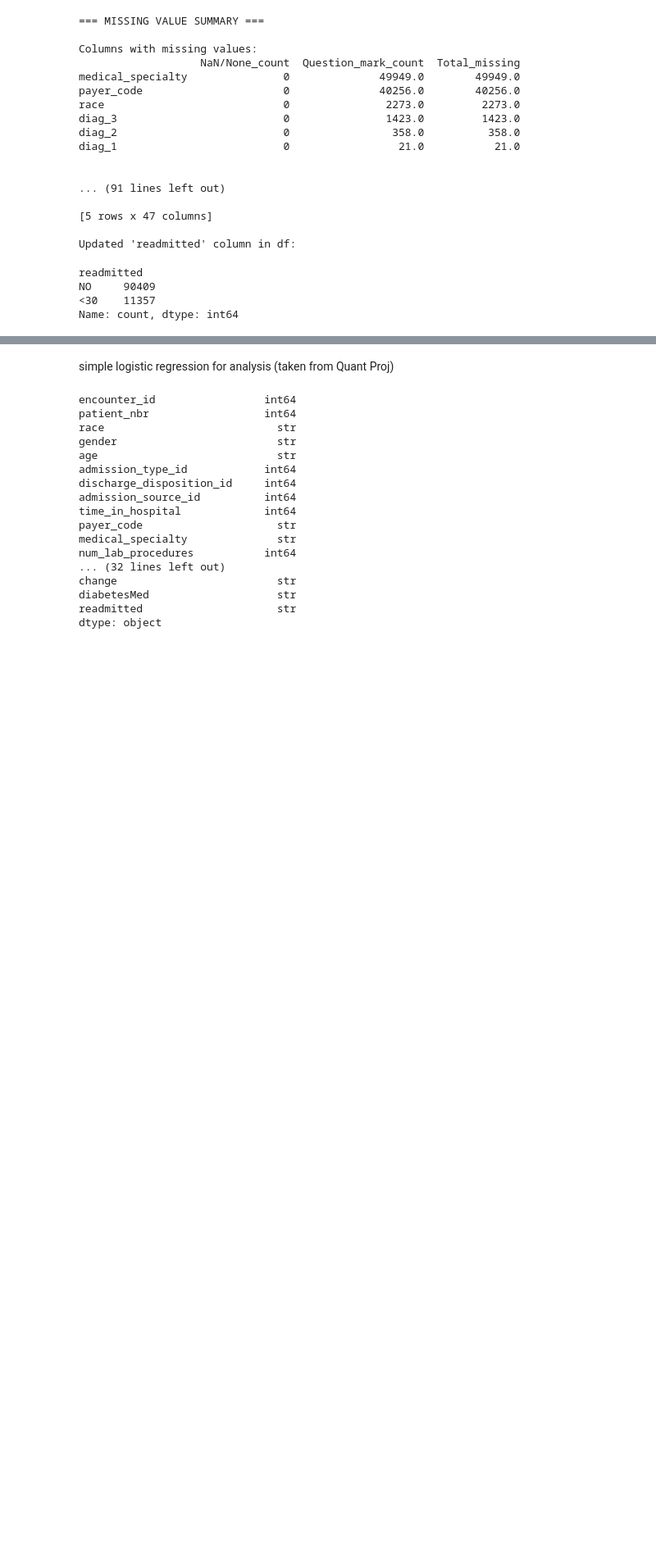
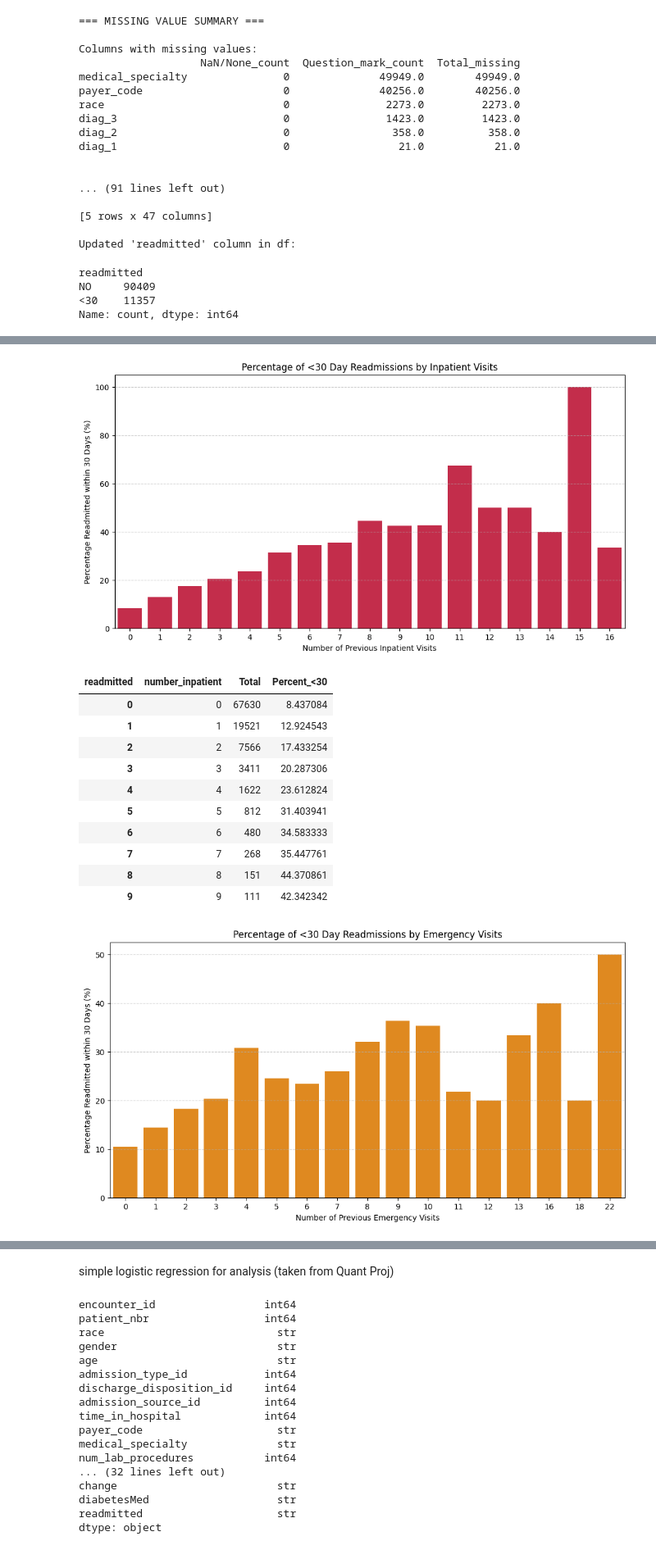
Before and after one commit to Payday4/analytics-final-project-2, a Jupyter notebook: Final_Project.ipynb, the cells around one changed output, grey strips where cells are left out. Shown at 82% size. Drawn from its saved outputs; the diff is of its cells as text; code cells hidden in the pictures; blank space fills up the shorter version.

```diff
--- a/Final_Project.ipynb
+++ b/Final_Project.ipynb
@@ -109,0 +214,76 @@ Name: count, dtype: int64
+# %%
+import matplotlib.pyplot as plt
+import seaborn as sns
+
+# --- EDA: Percentage of <30 Readmissions by Inpatient and Emergency Visits ---
+
+def plot_readmission_percentage(df, column, color, title):
+    # Calculate percentage of <30 readmissions per visit count
+    # Note: Using 'df' directly as it contains the processed 'readmitted' column
+    counts = df.groupby([column, 'readmitted']).size().unstack(fill_value=0)
+
+    # Check if expected labels exist after filtering/processing
+    target_label = '<30'
+    no_label = 'NO'
+
+    if target_label not in counts.columns:
+        counts[target_label] = 0
+    if no_label not in counts.columns:
+        counts[no_label] = 0
+
+    counts['Total'] = counts[target_label] + counts[no_label]
+
+    # Filter to ensure we have at least 5 patients to make the percentage meaningful
+    counts = counts[counts['Total'] >= 5].copy()
+    counts['Percent_<30'] = (counts[target_label] / counts['Total']) * 100
+    plot_data = counts.reset_index()
+
+    plt.figure(figsize=(12, 6))
+    sns.barplot(data=plot_data, x=column, y='Percent_<30', color=color)
+    plt.title(title)
+    plt.xlabel(f'Number of Previous {column.replace("number_", "").capitalize()} Visits')
+    plt.ylabel('Percentage Readmitted within 30 Days (%)')
+    plt.grid(axis='y', linestyle='--', alpha=0.6)
+    plt.show()
+
+    display(plot_data[[column, 'Total', 'Percent_<30']].head(10))
+
+# Using 'df' which is defined in the kernel
+plot_readmission_percentage(df, 'number_inpatient', 'crimson', 'Percentage of <30 Day Readmissions by Inpatient Visits')
+plot_readmission_percentage(df, 'number_emergency', 'darkorange', 'Percentage of <30 Day Readmissions by Emergency Visits')
+
+# --- Discharge Code Analysis ---
+
+# Calculate readmission rate per discharge disposition
+# Using df_text for original IDs before one-hot encoding
+discharge_readmission = df.groupby('discharge_disposition_id')['readmitted'].apply(lambda x: (x == '<30').mean() * 100).reset_index()
+discharge_readmission.columns = ['discharge_disposition_id', 'Readmission_Rate'] # Fixed typo here
+
+# Sort for better visualization
+discharge_readmission = discharge_readmission.sort_values('Readmission_Rate', ascending=False)
+
+plt.figure(figsize=(14, 7))
+sns.barplot(data=discharge_readmission, x='discharge_disposition_id', y='Readmission_Rate', palette='viridis', hue='discharge_disposition_id', legend=False)
+
+plt.title('Readmission Rate (%) by Discharge Disposition Code')
+plt.xlabel('Discharge Disposition ID')
+plt.ylabel('Percentage Readmitted <30 Days (%)')
+plt.xticks(rotation=0)
+plt.grid(axis='y', linestyle='--', alpha=0.7)
+plt.show()
+
+display(discharge_readmission)
+# %% [output]
+[figure, added]
+| readmitted | number_inpatient | Total | Percent_<30 |
+| 0 | 0 | 67630 | 8.437084 |
+| 1 | 1 | 19521 | 12.924543 |
+| 2 | 2 | 7566 | 17.433254 |
+| 3 | 3 | 3411 | 20.287306 |
+| 4 | 4 | 1622 | 23.612824 |
+| 5 | 5 | 812 | 31.403941 |
+| 6 | 6 | 480 | 34.583333 |
+| 7 | 7 | 268 | 35.447761 |
+| 8 | 8 | 151 | 44.370861 |
+| 9 | 9 | 111 | 42.342342 |
+[figure, added]
```
Also changed, not shown: parts of 48 cells of this notebook, 1 other file.
